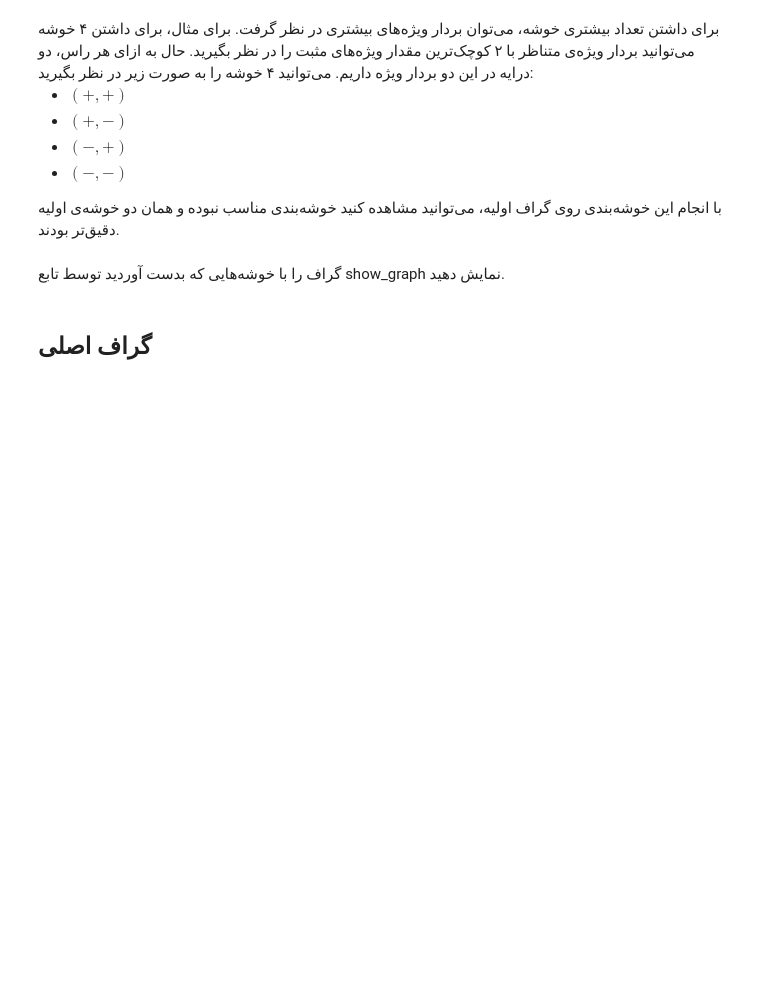
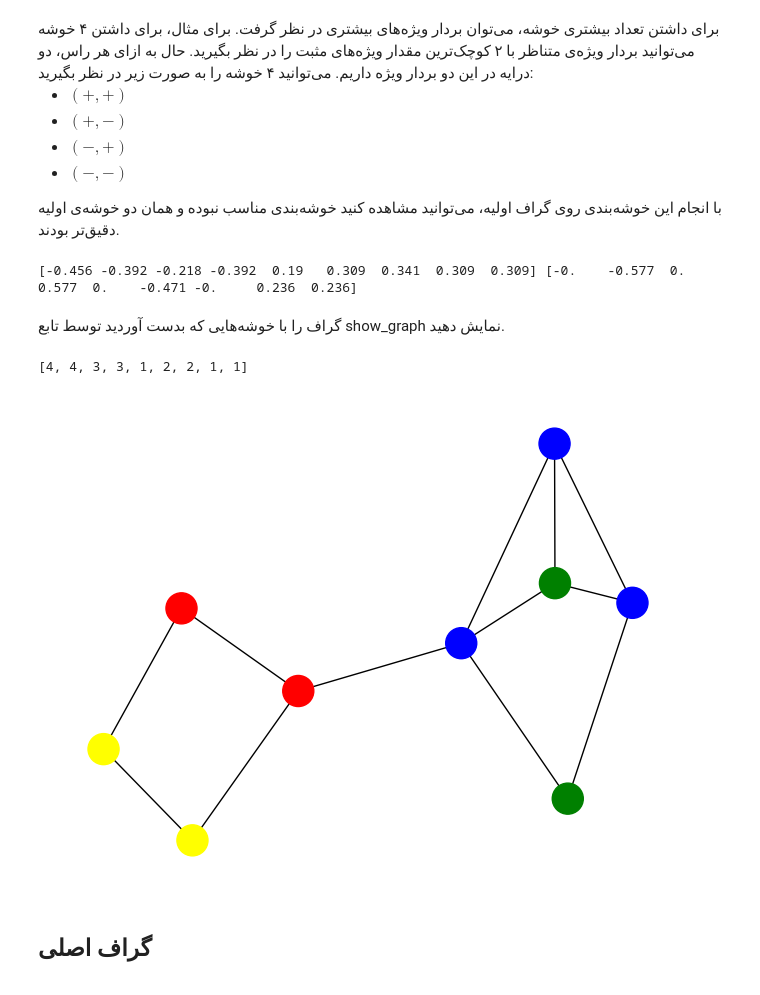
Before and after one commit to ErfanMasoudiBA/GenAI-Vision-Bootcamp, a Jupyter notebook: 03_mathematics_in_data_science_and_ai/ریاضیات در علوم داده و هوش مصنوعی (1)/پروژه/q1-clustering/Clustering.ipynb, the cells around one changed output. Saved outputs shown, nothing was run; the diff lists cells and outputs as text; code cells hidden in the pictures; blank space fills up the shorter version.

```diff
--- a/03_mathematics_in_data_science_and_ai/ریاضیات در علوم داده و هوش مصنوعی (1)/پروژه/q1-clustering/Clustering.ipynb
+++ b/03_mathematics_in_data_science_and_ai/ریاضیات در علوم داده و هوش مصنوعی (1)/پروژه/q1-clustering/Clustering.ipynb
@@ -205,13 +210,32 @@ print(eigenVectors[:,1])
     با انجام این خوشه‌بندی روی گراف اولیه، می‌توانید مشاهده کنید خوشه‌بندی مناسب نبوده و همان دو خوشه‌ی اولیه دقیق‌تر بودند.
 </div>
 # %%
-# Your code
+fiedler_vectorـk1 = eigenVectors[:, 1]
+fiedler_vectorـk2 = eigenVectors[:, 2]
+
+print(fiedler_vectorـk1,fiedler_vectorـk2)
+# %% [output]
+[-0.456 -0.392 -0.218 -0.392  0.19   0.309  0.341  0.309  0.309] [-0.    -0.577  0.     0.577  0.    -0.471 -0.     0.236  0.236]
 # %% [markdown]
 <div dir="rtl">
     گراف را با خوشه‌هایی که بدست آوردید توسط تابع show_graph نمایش دهید.
 </div>
 # %%
-# Your code
+labels_4_clusters = []
+for x,y in zip(fiedler_vectorـk1,fiedler_vectorـk2):
+    if x>0 and y>0:
+        labels_4_clusters.append(1)
+    elif x>0 and y<=0:
+        labels_4_clusters.append(2)
+    elif x<=0 and y>0:
+        labels_4_clusters.append(3)
+    else:
+            labels_4_clusters.append(4)
+print(labels_4_clusters)
+show_graph(adj, labels_4_clusters)
+# %% [output]
+[4, 4, 3, 3, 1, 2, 2, 1, 1]
+[figure, added]
 # %% [markdown]
 <div dir="rtl">
     <h2>
```
Also changed, not shown: parts of 18 cells of this notebook.
